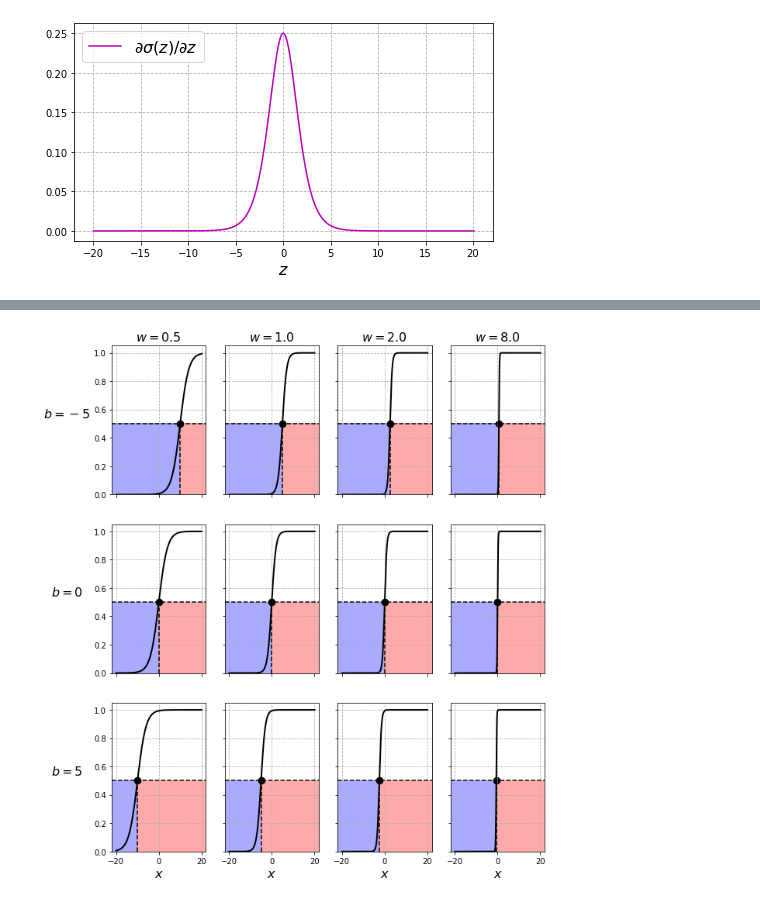
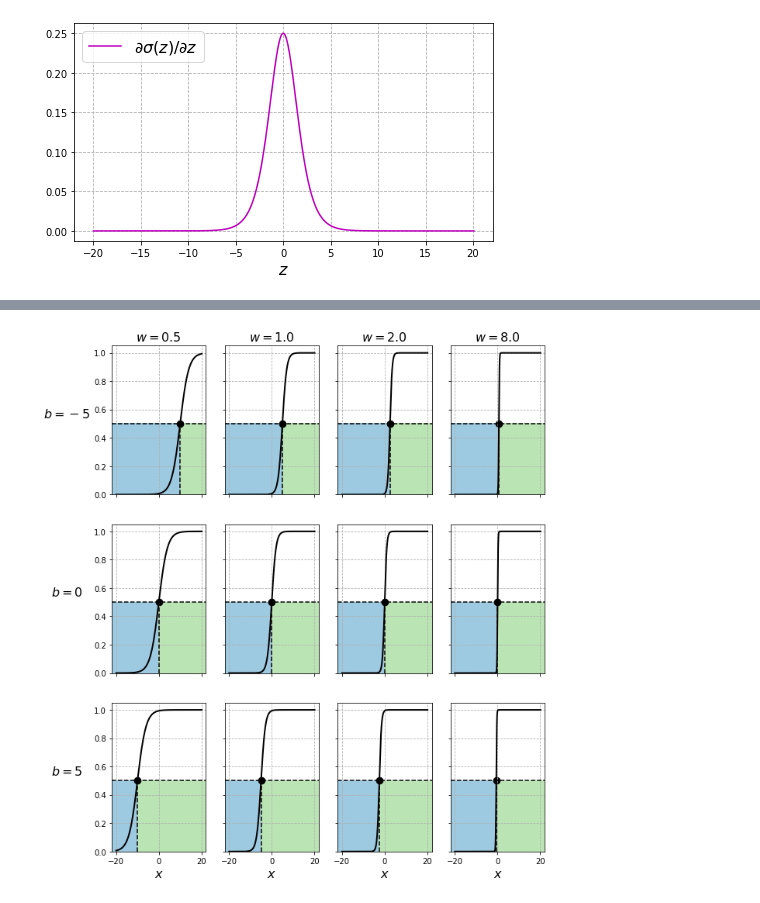
Before and after one commit to julian10m/ML-tutorials, a Jupyter notebook: Logistic-Regression.ipynb, the cells around one changed output, grey strips where cells are left out. Drawn from its saved outputs; the diff is of its cells as text; code cells hidden in the pictures.

```diff
--- a/Logistic-Regression.ipynb
+++ b/Logistic-Regression.ipynb
@@ -9,9 +12,6 @@ from mpl_toolkits import mplot3d
 # %%
-def sigmoid(z):
-    return 1 / (1 + np.exp(-z))
-
-cmap_light = ListedColormap(['#FFAAAA', '#AAFFAA', '#AAAAFF'])
-cmap_bold = ListedColormap(['#FF0000', '#00FF00', '#0000FF'])
+cmap_light = ListedColormap(['#bae4b3', '#cbc9e2', '#9ecae1'])
+cmap_bold = ListedColormap(['#238b45', '#6a51a3', '#2171b5'])
 
 x_min, x_max, step = -20, 20.1, 10000
 y_min, y_max = 0, 1.1
@@ -90,64 +88,33 @@ plt.show()
 # %%
 www = np.array([0.5, 1, 2, 8])
 bbb = np.array([-5, 0, 5])
-colors = ['m', 'g', 'c']
 
 fig, axes = plt.subplots(len(bbb), len(www), sharex = True, sharey = True, figsize = (10, 4*len(bbb)))
 for nb, b in enumerate(bbb):
     for nw, w in enumerate(www):
         ax = axes[nb, nw]
         ax.plot(x, sigmoid(w * x + b), 'k', linewidth = 2, label = '$w = {}, b = {}$'.format(w, b))
+
         lims = ax.get_xlim()
         xx, yy = np.meshgrid([lims[0], -b/w, -b/w, lims[1]], [0, 1/2])
         ax.pcolormesh(xx, yy, [[2, 2, 0, 0], [2,2,2,2]], cmap = cmap_light)
-        ax.set_xlim(lims)
 
         ax.plot([-b/w, -b/w], [0, 1/2], 'k--')
-        ax.plot([ax.get_xlim()[0], ax.get_xlim()[1]], [1/2, 1/2], 'k--')
-
+        ax.plot([lims[0], lims[1]], [1/2, 1/2], 'k--')
         ax.scatter(-b/w, 1/2, color = 'k', s= 75)
 
+        ax.set_xlim(lims)
         ax.grid(linestyle='--')
 
 for ax, w in zip(axes[0], www):
     ax.set_title('$w = {}$'.format(w), size = 16)
 for ax, b in zip(axes[:,0], bbb):
     ax.set_ylabel('$b = {}$'.format(b), rotation=0, size=16, labelpad=35)
 for ax in axes[-1, :]:
     ax.set_xlabel('$x$', size = 16)
-plt.savefig('decision_region_logistic_xspace.png')
+
+plt.savefig('decision_region_xspace.png')
 plt.show()
-
-## traspose...
-# www = np.array([0.5, 1, 2, 8])
-# bbb = np.array([-5, 0, 5])
-# colors = ['m', 'g', 'c']
-
-# fig, axes = plt.subplots(len(www), len(bbb), sharex = True, sharey = True, figsize = (7.5, 4*len(www)))
-# for nw, w in enumerate(www):
-#     for nb, b in enumerate(bbb):
-#         ax = axes[nw, nb]
-#         ax.plot(x, sigmoid(w * x + b), 'k', linewidth = 2, label = '$w = {}, b = {}$'.format(w, b))
-#         lims = ax.get_xlim()
-#         xx, yy = np.meshgrid([lims[0], -b/w, -b/w, lims[1]], [0, 1/2])
-#         ax.pcolormesh(xx, yy, [[2, 2, 0, 0], [2,2,2,2]], cmap = cmap_light)
-#         ax.set_xlim(lims)
-
-#         ax.plot([-b/w, -b/w], [0, 1/2], 'k--')
-#         ax.plot([ax.get_xlim()[0], ax.get_xlim()[1]], [1/2, 1/2], 'k--')
-
-#         ax.scatter(-b/w, 1/2, color = 'k', s= 75)
-
-#         ax.grid(linestyle='--')
-
-# for ax, b in zip(axes[0], bbb):
-#     ax.set_title('$b = {}$'.format(b), size = 16)
-# for ax, w in zip(axes[:,0], www):
-#     ax.set_ylabel('$w = {}$'.format(w), rotation=0, size=16, labelpad=35)
-# for ax in axes[-1, :]:
-#     ax.set_xlabel('$x$', size = 16)
-# plt.savefig('decision_region_logistic_xspace.png')
-# plt.show()
 # %% [output]
-[figure, old version]
+[figure, new version]
 # %%
```
Also changed, not shown: parts of 19 cells of this notebook.
